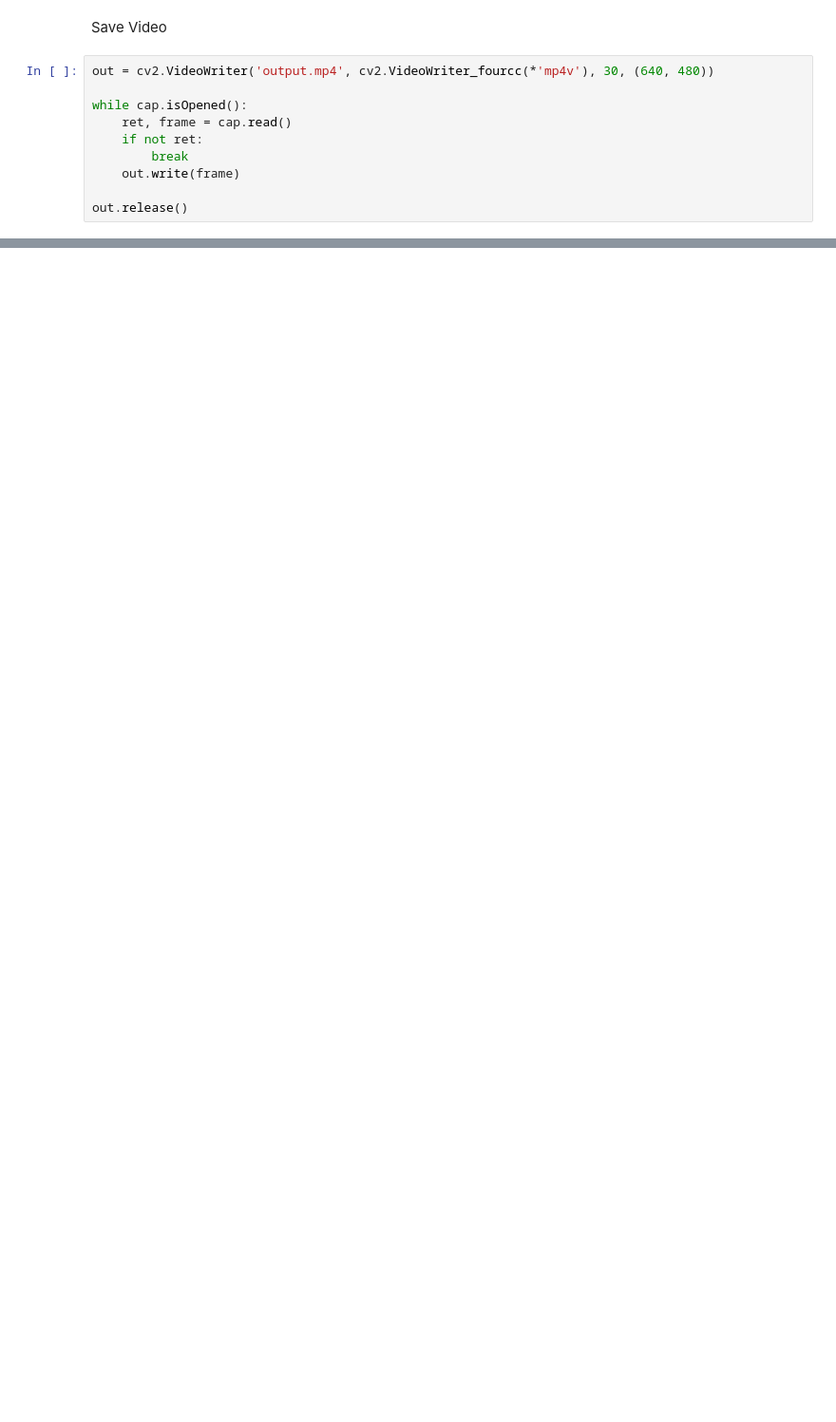
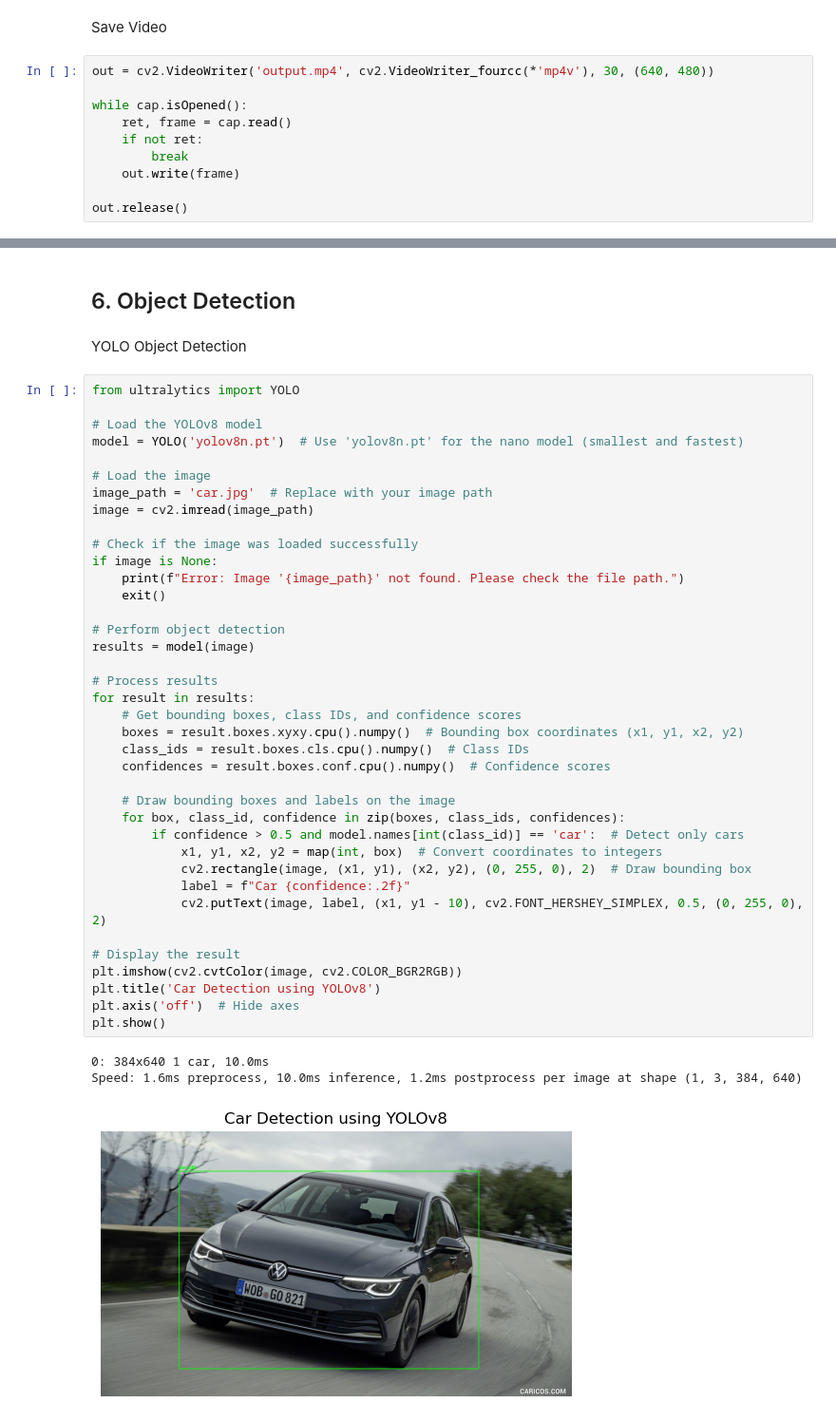
Before and after one commit to ayoubnajjout/openCV_101, a Jupyter notebook: opencv.ipynb, the cells around one changed output, grey strips where cells are left out. Shown at 95% size. Drawn from its saved outputs; the diff is of its cells as text; blank space fills up the shorter version.

```diff
--- a/opencv.ipynb
+++ b/opencv.ipynb
@@ -132,0 +174,46 @@ out.release()
+# %% [markdown]
+## 6. Object Detection <a name="object-detection"></a>
+# %% [markdown]
+YOLO Object Detection
+# %%
+from ultralytics import YOLO
+
+# Load the YOLOv8 model
+model = YOLO('yolov8n.pt')  # Use 'yolov8n.pt' for the nano model (smallest and fastest)
+
+# Load the image
+image_path = 'car.jpg'  # Replace with your image path
+image = cv2.imread(image_path)
+
+# Check if the image was loaded successfully
+if image is None:
+    print(f"Error: Image '{image_path}' not found. Please check the file path.")
+    exit()
+
+# Perform object detection
+results = model(image)
+
+# Process results
+for result in results:
+    # Get bounding boxes, class IDs, and confidence scores
+    boxes = result.boxes.xyxy.cpu().numpy()  # Bounding box coordinates (x1, y1, x2, y2)
+    class_ids = result.boxes.cls.cpu().numpy()  # Class IDs
+    confidences = result.boxes.conf.cpu().numpy()  # Confidence scores
+
+    # Draw bounding boxes and labels on the image
+    for box, class_id, confidence in zip(boxes, class_ids, confidences):
+        if confidence > 0.5 and model.names[int(class_id)] == 'car':  # Detect only cars
+            x1, y1, x2, y2 = map(int, box)  # Convert coordinates to integers
+            cv2.rectangle(image, (x1, y1), (x2, y2), (0, 255, 0), 2)  # Draw bounding box
+            label = f"Car {confidence:.2f}"
+            cv2.putText(image, label, (x1, y1 - 10), cv2.FONT_HERSHEY_SIMPLEX, 0.5, (0, 255, 0), 2)
+
+# Display the result
+plt.imshow(cv2.cvtColor(image, cv2.COLOR_BGR2RGB))
+plt.title('Car Detection using YOLOv8')
+plt.axis('off')  # Hide axes
+plt.show()
+# %% [output]
+0: 384x640 1 car, 10.0ms
+Speed: 1.6ms preprocess, 10.0ms inference, 1.2ms postprocess per image at shape (1, 3, 384, 640)
+[figure, added]
```
Also changed, not shown: parts of 14 cells of this notebook.
